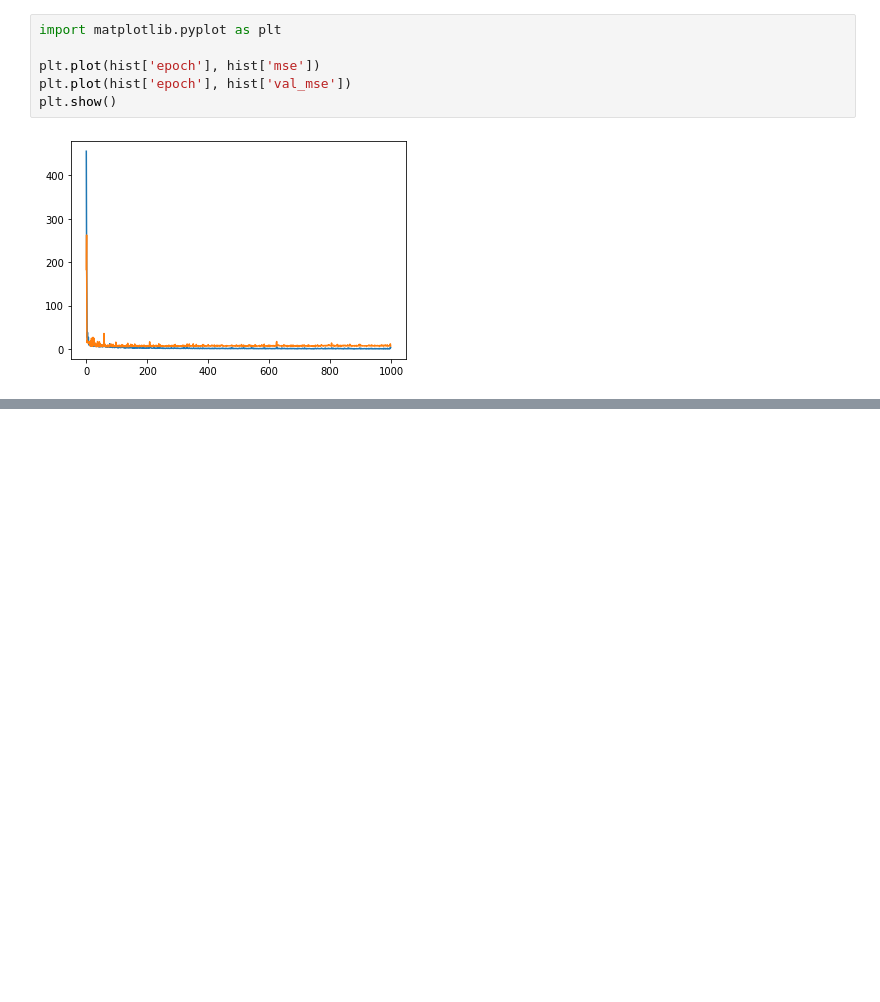
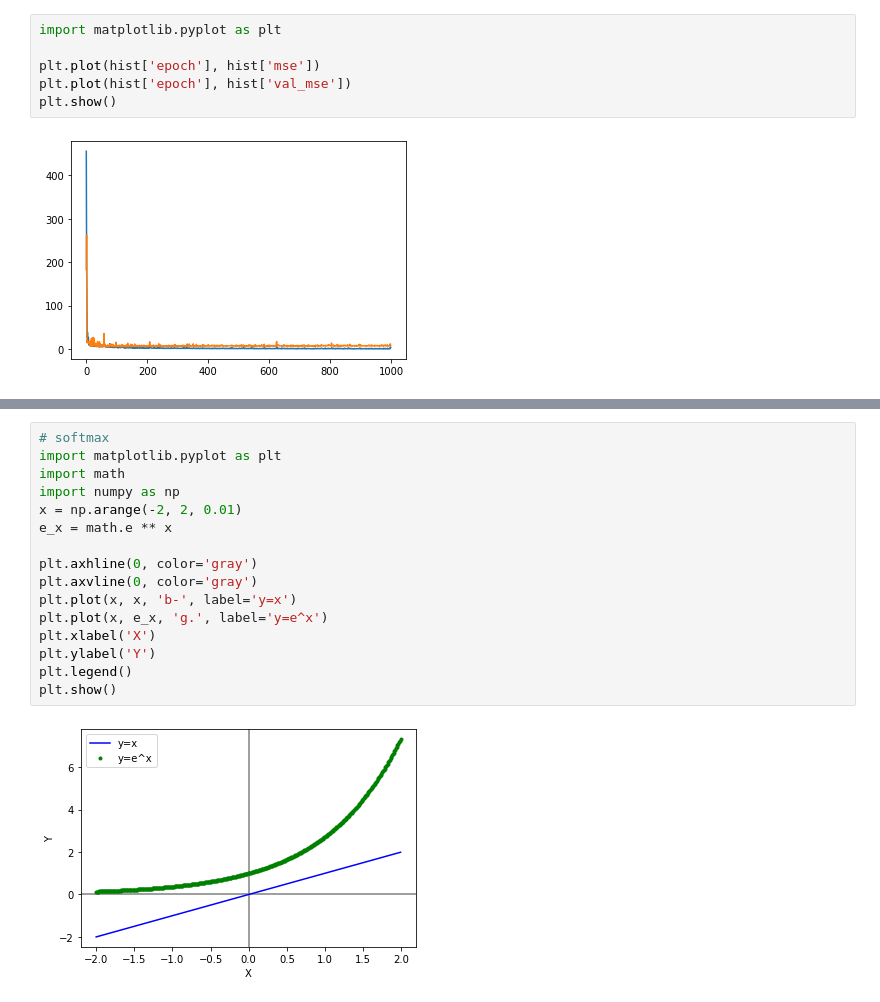
Before and after one commit to clappingmin/deeplearning, a Jupyter notebook: day01.ipynb, the cells around one changed output, grey strips where cells are left out. Saved outputs shown, nothing was run; the diff lists cells and outputs as text; blank space fills up the shorter version.

```diff
--- a/day01.ipynb
+++ b/day01.ipynb
@@ -161,0 +455,18 @@ array([[1.23247e+00, 0.00000e+00, 8.14000e+00, ..., 2.10000e+01,
+# %%
+# softmax
+import matplotlib.pyplot as plt
+import math
+import numpy as np
+x = np.arange(-2, 2, 0.01)
+e_x = math.e ** x
+
+plt.axhline(0, color='gray')
+plt.axvline(0, color='gray')
+plt.plot(x, x, 'b-', label='y=x')
+plt.plot(x, e_x, 'g.', label='y=e^x')
+plt.xlabel('X')
+plt.ylabel('Y')
+plt.legend()
+plt.show()
+# %% [output]
+[figure, added]
```
Also changed, not shown: parts of 25 cells of this notebook.
